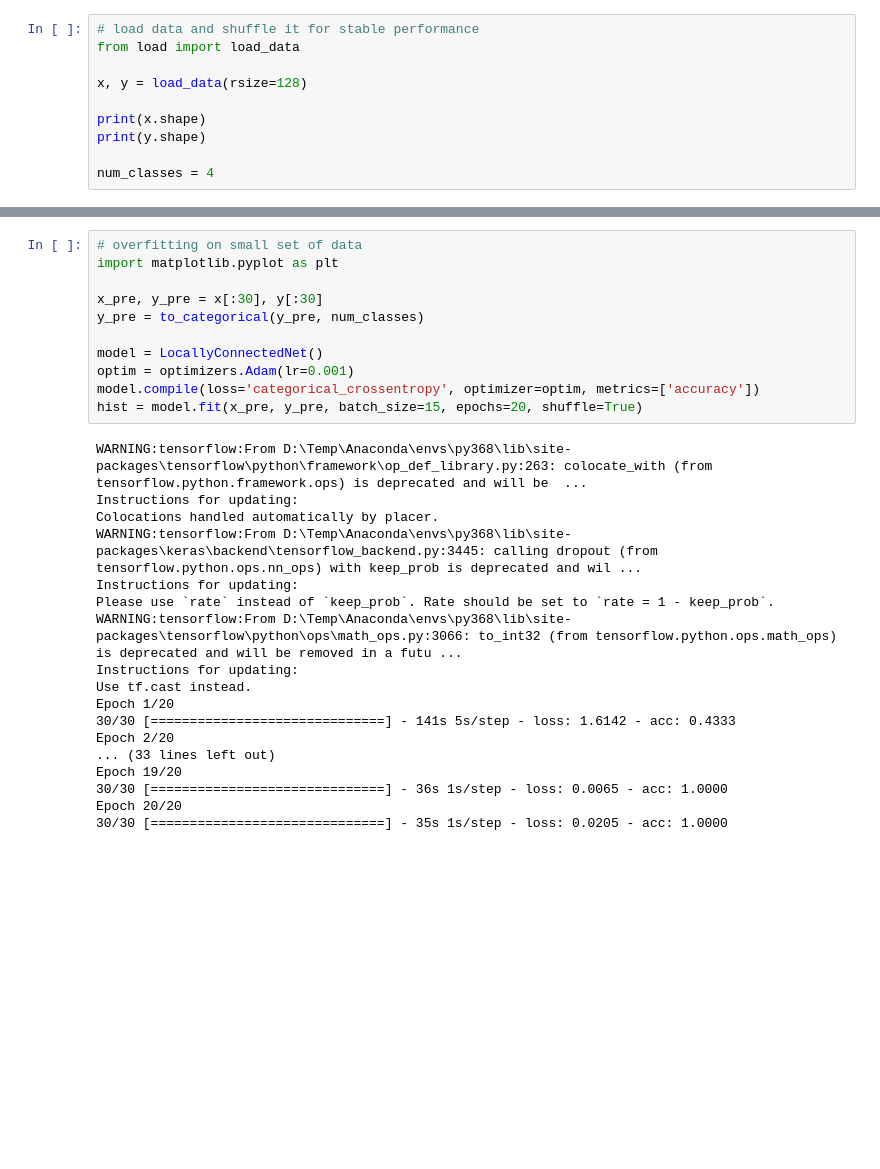
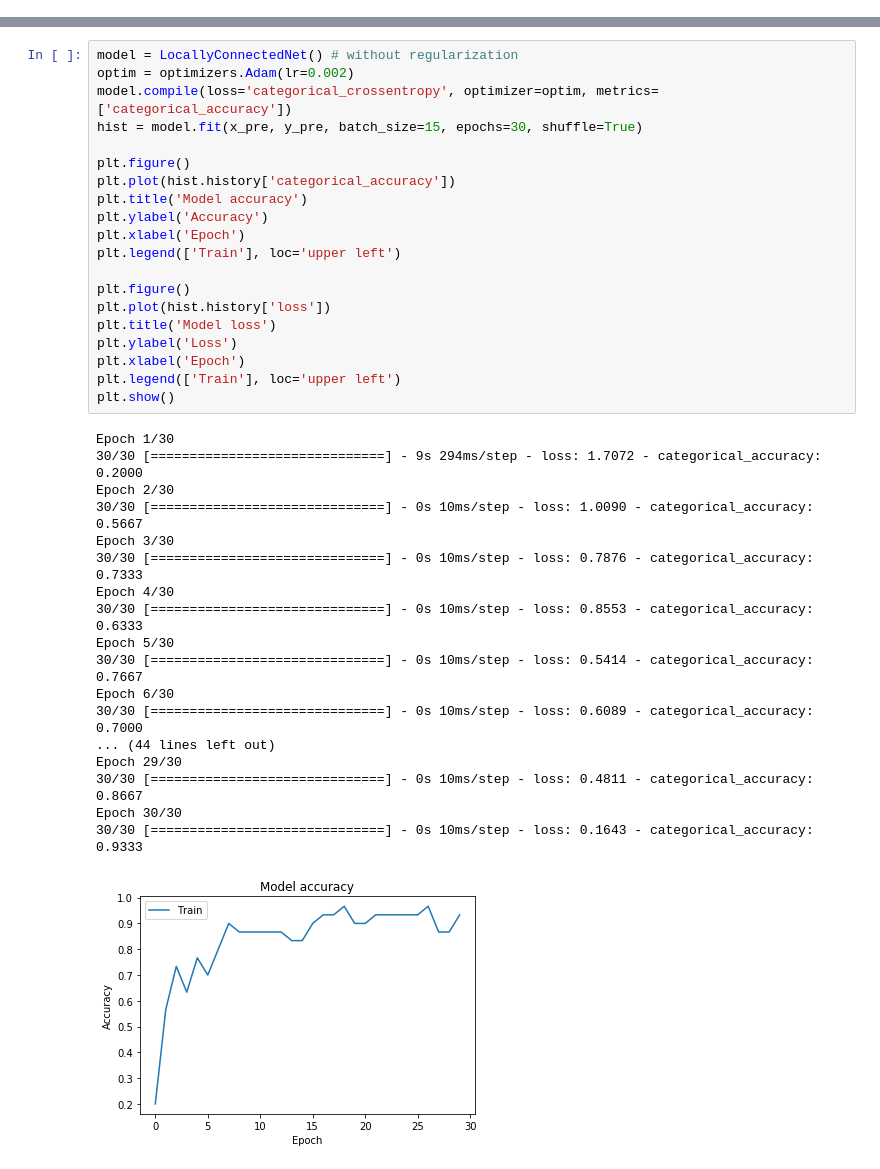
Before and after one commit to zxgx/19-jsjsjds, a Jupyter notebook: locally connected layer.ipynb, the cells around one changed output, grey strips where cells are left out. Saved outputs shown, nothing was run; the diff lists cells and outputs as text; blank space fills up the shorter version.

```diff
--- a/locally connected layer.ipynb
+++ b/locally connected layer.ipynb
@@ -3,10 +0,0 @@
-# %%
-# load data and shuffle it for stable performance
-from load import load_data
-
-x, y = load_data(rsize=128)
-
-print(x.shape)
-print(y.shape)
-
-num_classes = 4
@@ -88,29 +113,39 @@ overfitting on a small subset of training data to verify the sanity of the archi
-# %%
-# overfitting on small set of data
-import matplotlib.pyplot as plt
-
-x_pre, y_pre = x[:30], y[:30]
-y_pre = to_categorical(y_pre, num_classes)
-
-model = LocallyConnectedNet()
-optim = optimizers.Adam(lr=0.001)
-model.compile(loss='categorical_crossentropy', optimizer=optim, metrics=['accuracy'])
-hist = model.fit(x_pre, y_pre, batch_size=15, epochs=20, shuffle=True)
-# %% [output]
-WARNING:tensorflow:From D:\Temp\Anaconda\envs\py368\lib\site-packages\tensorflow\python\framework\op_def_library.py:263: colocate_with (from tensorflow.python.framework.ops) is deprecated and will be  ...
-Instructions for updating:
-Colocations handled automatically by placer.
-WARNING:tensorflow:From D:\Temp\Anaconda\envs\py368\lib\site-packages\keras\backend\tensorflow_backend.py:3445: calling dropout (from tensorflow.python.ops.nn_ops) with keep_prob is deprecated and wil ...
-Instructions for updating:
-Please use `rate` instead of `keep_prob`. Rate should be set to `rate = 1 - keep_prob`.
-WARNING:tensorflow:From D:\Temp\Anaconda\envs\py368\lib\site-packages\tensorflow\python\ops\math_ops.py:3066: to_int32 (from tensorflow.python.ops.math_ops) is deprecated and will be removed in a futu ...
-Instructions for updating:
-Use tf.cast instead.
-Epoch 1/20
-30/30 [==============================] - 141s 5s/step - loss: 1.6142 - acc: 0.4333
-Epoch 2/20
-... (33 lines left out)
-Epoch 19/20
-30/30 [==============================] - 36s 1s/step - loss: 0.0065 - acc: 1.0000
-Epoch 20/20
-30/30 [==============================] - 35s 1s/step - loss: 0.0205 - acc: 1.0000
+# %%
+model = LocallyConnectedNet() # without regularization
+optim = optimizers.Adam(lr=0.002)
+model.compile(loss='categorical_crossentropy', optimizer=optim, metrics=['categorical_accuracy'])
+hist = model.fit(x_pre, y_pre, batch_size=15, epochs=30, shuffle=True)
+
+plt.figure()
+plt.plot(hist.history['categorical_accuracy'])
+plt.title('Model accuracy')
+plt.ylabel('Accuracy')
+plt.xlabel('Epoch')
+plt.legend(['Train'], loc='upper left')
+
+plt.figure()
+plt.plot(hist.history['loss'])
+plt.title('Model loss')
+plt.ylabel('Loss')
+plt.xlabel('Epoch')
+plt.legend(['Train'], loc='upper left')
+plt.show()
+# %% [output]
+Epoch 1/30
+30/30 [==============================] - 9s 294ms/step - loss: 1.7072 - categorical_accuracy: 0.2000
+Epoch 2/30
+30/30 [==============================] - 0s 10ms/step - loss: 1.0090 - categorical_accuracy: 0.5667
+Epoch 3/30
+30/30 [==============================] - 0s 10ms/step - loss: 0.7876 - categorical_accuracy: 0.7333
+Epoch 4/30
+30/30 [==============================] - 0s 10ms/step - loss: 0.8553 - categorical_accuracy: 0.6333
+Epoch 5/30
+30/30 [==============================] - 0s 10ms/step - loss: 0.5414 - categorical_accuracy: 0.7667
+Epoch 6/30
+30/30 [==============================] - 0s 10ms/step - loss: 0.6089 - categorical_accuracy: 0.7000
+... (44 lines left out)
+Epoch 29/30
+30/30 [==============================] - 0s 10ms/step - loss: 0.4811 - categorical_accuracy: 0.8667
+Epoch 30/30
+30/30 [==============================] - 0s 10ms/step - loss: 0.1643 - categorical_accuracy: 0.9333
+[figure, added]
```
Also changed, not shown: parts of 29 cells of this notebook, 1 other file.
